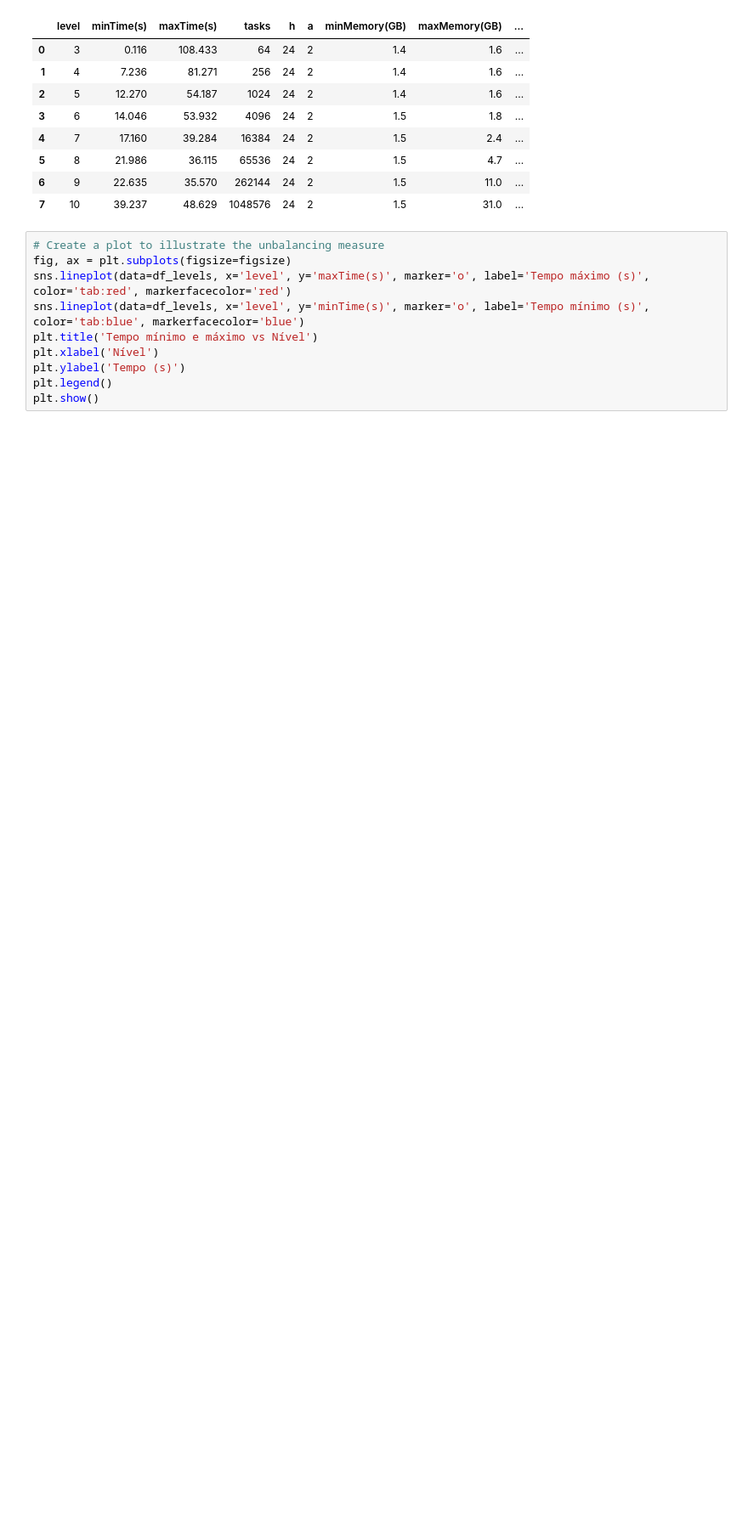
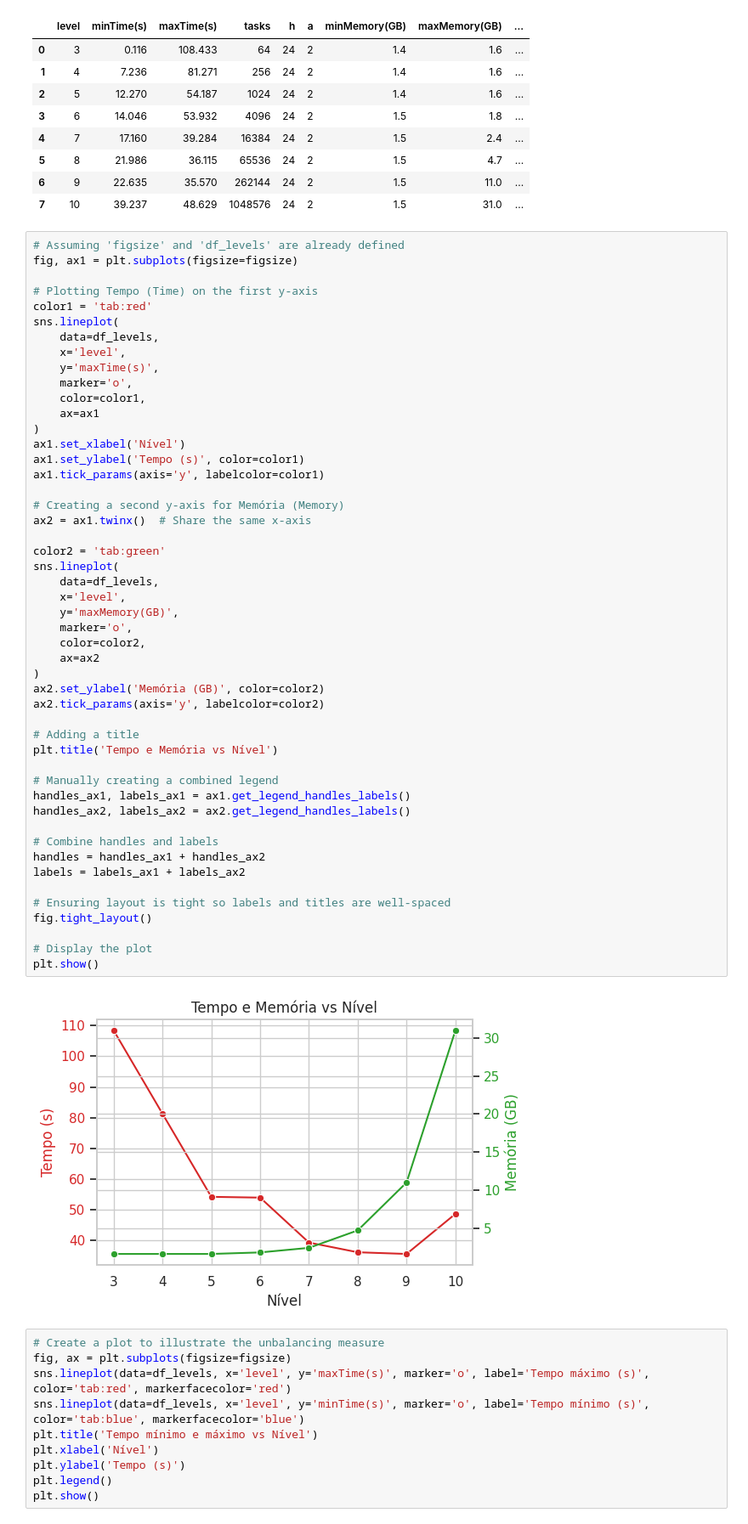
Before and after one commit to michaelsouza/EPANET-BB, a Jupyter notebook: tests_analysis.ipynb, the cells around one changed output. Shown at 85% size. Drawn from its saved outputs; the diff is of its cells as text; blank space fills up the shorter version.

```diff
--- a/tests_analysis.ipynb
+++ b/tests_analysis.ipynb
@@ -86,6 +86,57 @@ df_levels
 | 5 | 8 | 21.986 | 36.115 | 65536 | 24 | 2 | 1.5 | 4.7 | ... |
 | 6 | 9 | 22.635 | 35.570 | 262144 | 24 | 2 | 1.5 | 11.0 | ... |
 | 7 | 10 | 39.237 | 48.629 | 1048576 | 24 | 2 | 1.5 | 31.0 | ... |
+# %%
+# Assuming 'figsize' and 'df_levels' are already defined
+fig, ax1 = plt.subplots(figsize=figsize)
+
+# Plotting Tempo (Time) on the first y-axis
+color1 = 'tab:red'
+sns.lineplot(
+    data=df_levels,
+    x='level',
+    y='maxTime(s)',
+    marker='o',
+    color=color1,
+    ax=ax1
+)
+ax1.set_xlabel('Nível')
+ax1.set_ylabel('Tempo (s)', color=color1)
+ax1.tick_params(axis='y', labelcolor=color1)
+
+# Creating a second y-axis for Memória (Memory)
+ax2 = ax1.twinx()  # Share the same x-axis
+
+color2 = 'tab:green'
+sns.lineplot(
+    data=df_levels,
+    x='level',
+    y='maxMemory(GB)',
+    marker='o',
+    color=color2,
+    ax=ax2
+)
+ax2.set_ylabel('Memória (GB)', color=color2)
+ax2.tick_params(axis='y', labelcolor=color2)
+
+# Adding a title
+plt.title('Tempo e Memória vs Nível')
+
+# Manually creating a combined legend
+handles_ax1, labels_ax1 = ax1.get_legend_handles_labels()
+handles_ax2, labels_ax2 = ax2.get_legend_handles_labels()
+
+# Combine handles and labels
+handles = handles_ax1 + handles_ax2
+labels = labels_ax1 + labels_ax2
+
+# Ensuring layout is tight so labels and titles are well-spaced
+fig.tight_layout()
+
+# Display the plot
+plt.show()
+# %% [output]
+[figure, added]
 # %%
 # Create a plot to illustrate the unbalancing measure
 fig, ax = plt.subplots(figsize=figsize)
```
Also changed, not shown: parts of 2 cells of this notebook, 4 other files.
